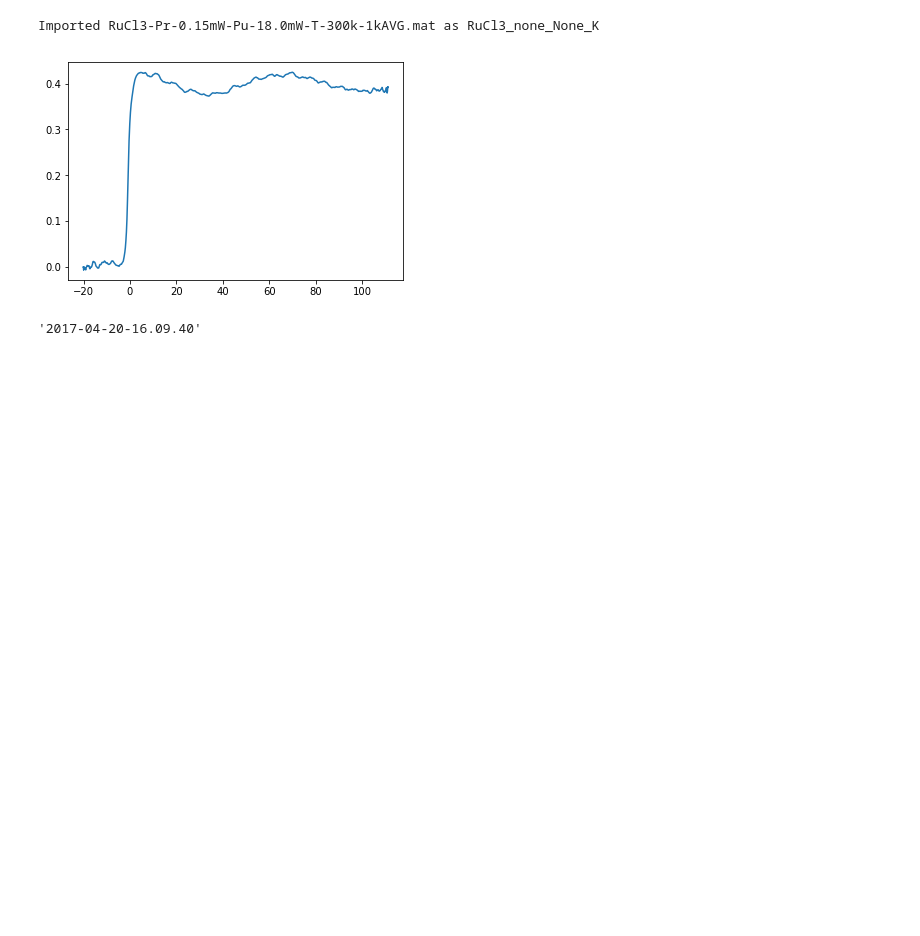
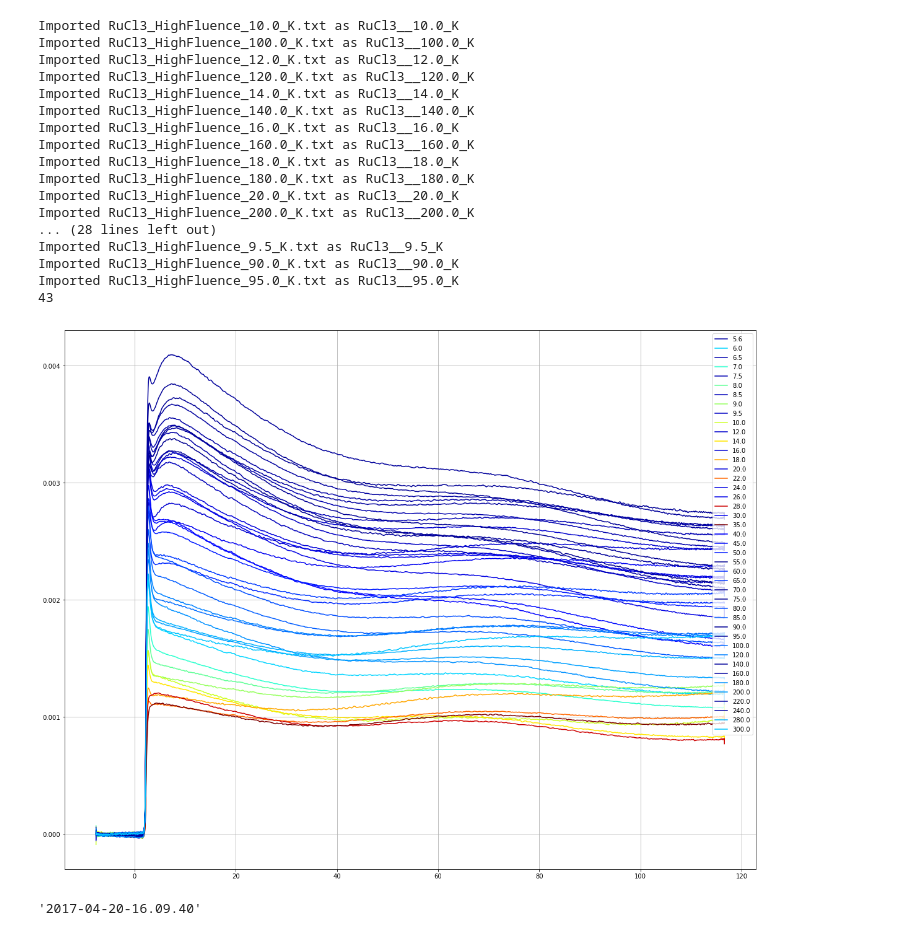
Before and after one commit to steinnymir/RegAscope2017, a Jupyter notebook: Analysis Tests.ipynb, the cells around one changed output. Cells and saved outputs as stored; diff of their text form; code cells hidden in the pictures; blank space fills up the shorter version.

```diff
--- a/Analysis Tests.ipynb
+++ b/Analysis Tests.ipynb
@@ -10,19 +11,63 @@ files = os.listdir(filepath)
-# %%
-tr.import_file(filepath + files[4],key_parameter = 'temperature', description='none')
-t0 = 110
-
-tr.crop_time_scale()
-tr.shift_time(t0)
-tr.filter_low_pass(cutHigh=0.01)
-tr.flip_trace()
-tr.remove_DC_offset()
-tr.flip_time()
-
-ax1 = plt.plot(tr.time,tr.trace)
-plt.show()
-# %% [output]
-Imported RuCl3-Pr-0.15mW-Pu-18.0mW-T-300k-1kAVG.mat as RuCl3_none_None_K
-[figure, removed]
+# %%
+del tr
+tr = transient.Transient()
+filepath = 'E:/data/RuCl3/High Fluence_temperature/'
+files = os.listdir(filepath)
+ax = []
+trs = []
+k_parameters = []
+cutFreq = 0.05 # THz
+t0 = 115
+key_parameter = 'temperature'
+description = ''
+for i in range(len(files)):
+    tr = transient.Transient()
+    tr.import_file(filepath + files[i],key_parameter = key_parameter, description=description)
+    tr.crop_time_scale()
+    tr.shift_time(t0)
+    tr.filter_low_pass(cutFreq)
+    tr.flip_trace()
+    tr.remove_DC_offset()
+    tr.flip_time()
+    k_parameters.append(tr.key_parameter_value)
+    trs.append(tr)
+print(len(trs))
+k_parameters.sort()
+
+fig = plt.figure(figsize=(20,16))
+ax = fig.add_subplot(111)
+jet = cm = plt.get_cmap('jet')
+
+cNorm  = colors.Normalize(vmin=0, vmax=max(k_parameters))
+scalarMap = cmx.ScalarMappable(norm=cNorm, cmap=jet)
+lines = []
+for idx in range(len(trs)):
+    colorVal = scalarMap.to_rgba(trs[idx].key_parameter_value)
+    retLine, = ax.plot(trs[idx].time, trs[idx].trace, color=colorVal)
+    #retLine.set_color()
+    lines.append(retLine)
+ax.legend(lines, k_parameters, loc='upper right')
+ax.grid()
+# |plt.show()
+# %% [output]
+Imported RuCl3_HighFluence_10.0_K.txt as RuCl3__10.0_K
+Imported RuCl3_HighFluence_100.0_K.txt as RuCl3__100.0_K
+Imported RuCl3_HighFluence_12.0_K.txt as RuCl3__12.0_K
+Imported RuCl3_HighFluence_120.0_K.txt as RuCl3__120.0_K
+Imported RuCl3_HighFluence_14.0_K.txt as RuCl3__14.0_K
+Imported RuCl3_HighFluence_140.0_K.txt as RuCl3__140.0_K
+Imported RuCl3_HighFluence_16.0_K.txt as RuCl3__16.0_K
+Imported RuCl3_HighFluence_160.0_K.txt as RuCl3__160.0_K
+Imported RuCl3_HighFluence_18.0_K.txt as RuCl3__18.0_K
+Imported RuCl3_HighFluence_180.0_K.txt as RuCl3__180.0_K
+Imported RuCl3_HighFluence_20.0_K.txt as RuCl3__20.0_K
+Imported RuCl3_HighFluence_200.0_K.txt as RuCl3__200.0_K
+... (28 lines left out)
+Imported RuCl3_HighFluence_9.5_K.txt as RuCl3__9.5_K
+Imported RuCl3_HighFluence_90.0_K.txt as RuCl3__90.0_K
+Imported RuCl3_HighFluence_95.0_K.txt as RuCl3__95.0_K
+43
+[figure, added]
 # %%
 tr.date
 # %% [output]
```
Also changed, not shown: parts of 2 cells of this notebook, 1 other file.
